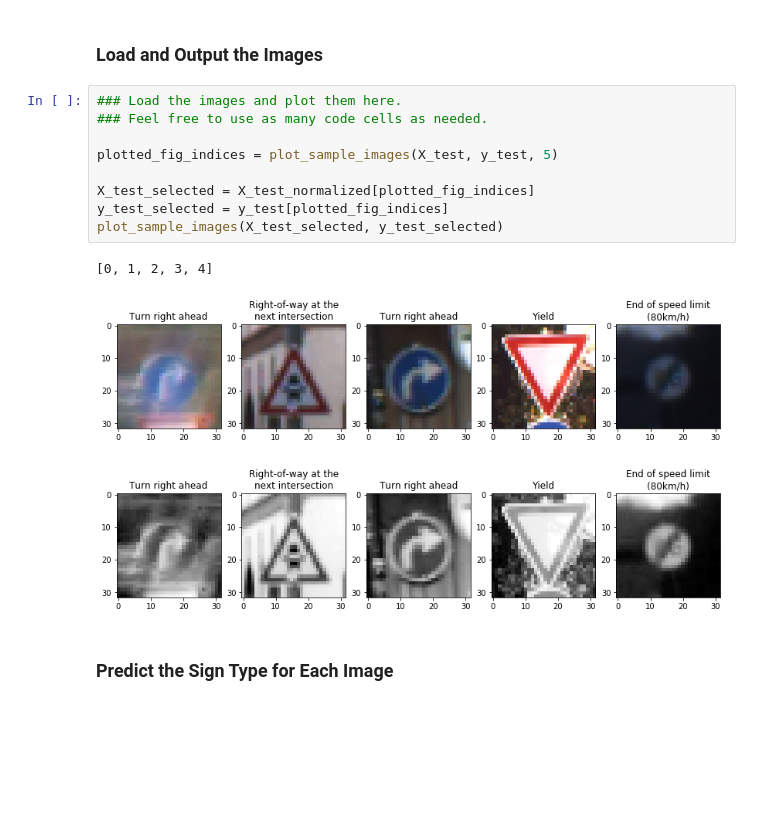
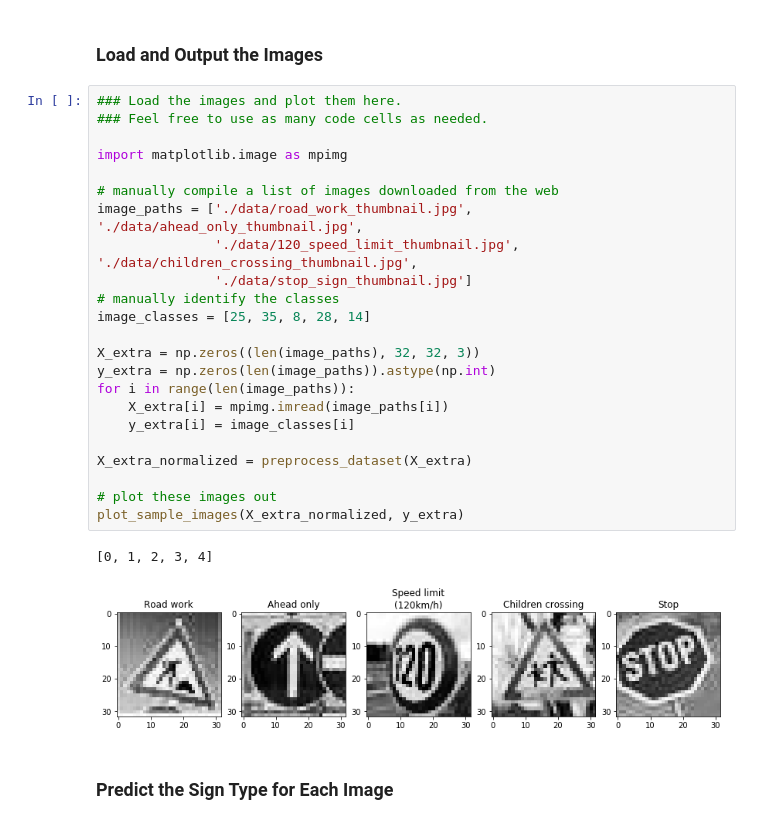
Before and after one commit to davetheman23/SDV_ND_Traffic_Sign_Classifier, a Jupyter notebook: Traffic_Sign_Classifier.ipynb, the cells around one changed output. Saved outputs shown, nothing was run; the diff lists cells and outputs as text; blank space fills up the shorter version.

```diff
--- a/Traffic_Sign_Classifier.ipynb
+++ b/Traffic_Sign_Classifier.ipynb
@@ -392,19 +423,32 @@ To give yourself more insight into how your model is working, download at least
 You may find `signnames.csv` useful as it contains mappings from the class id (integer) to the actual sign name.
 # %% [markdown]
 ### Load and Output the Images
-# %%
-### Load the images and plot them here.
-### Feel free to use as many code cells as needed.
-
-plotted_fig_indices = plot_sample_images(X_test, y_test, 5)
-
-X_test_selected = X_test_normalized[plotted_fig_indices]
-y_test_selected = y_test[plotted_fig_indices]
-plot_sample_images(X_test_selected, y_test_selected)
-# %% [output]
-[0, 1, 2, 3, 4]
-[figure, removed]
-[figure, removed]
+# %%
+### Load the images and plot them here.
+### Feel free to use as many code cells as needed.
+
+import matplotlib.image as mpimg
+
+# manually compile a list of images downloaded from the web
+image_paths = ['./data/road_work_thumbnail.jpg', './data/ahead_only_thumbnail.jpg',
+               './data/120_speed_limit_thumbnail.jpg', './data/children_crossing_thumbnail.jpg',
+               './data/stop_sign_thumbnail.jpg']
+# manually identify the classes
+image_classes = [25, 35, 8, 28, 14]
+
+X_extra = np.zeros((len(image_paths), 32, 32, 3))
+y_extra = np.zeros(len(image_paths)).astype(np.int)
+for i in range(len(image_paths)):
+    X_extra[i] = mpimg.imread(image_paths[i])
+    y_extra[i] = image_classes[i]
+
+X_extra_normalized = preprocess_dataset(X_extra)
+
+# plot these images out
+plot_sample_images(X_extra_normalized, y_extra)
+# %% [output]
+[0, 1, 2, 3, 4]
+[figure, added]
 # %% [markdown]
 ### Predict the Sign Type for Each Image
 # %%
```
Also changed, not shown: parts of 9 cells of this notebook, 2 other files.
